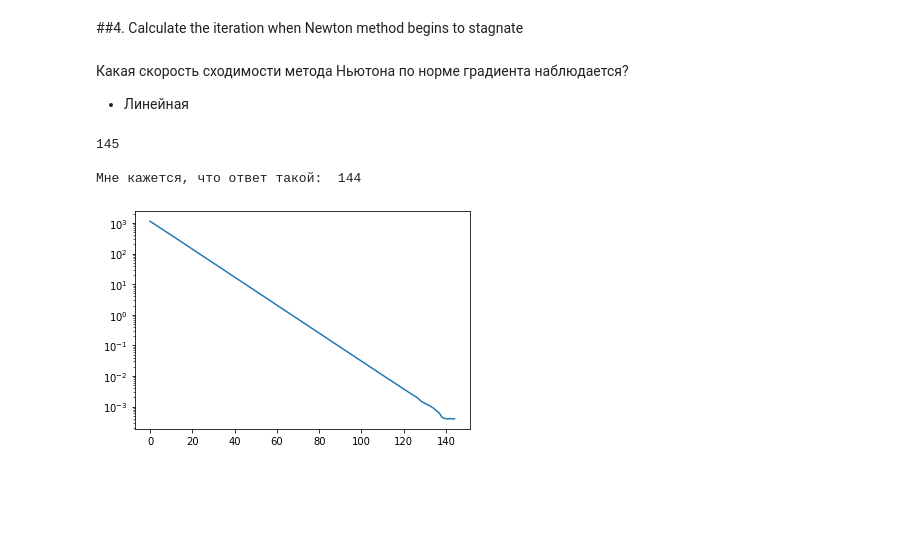
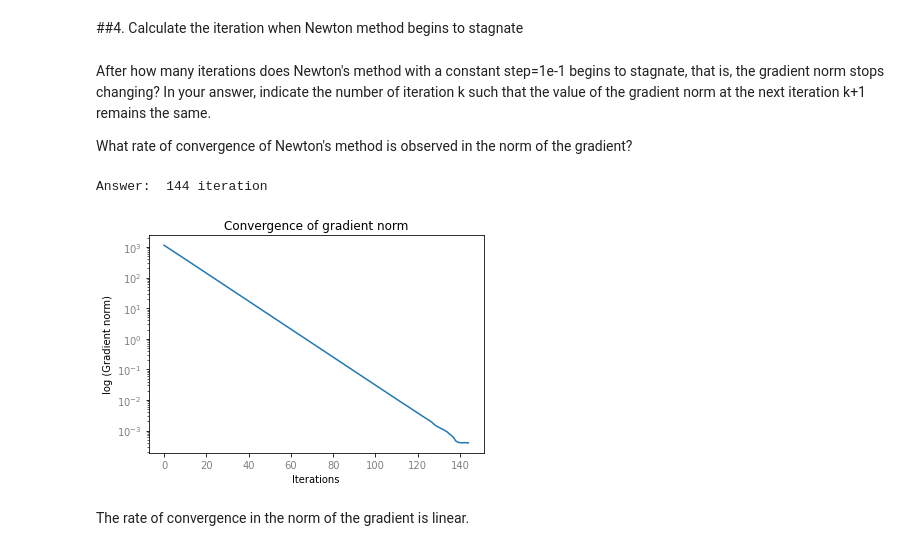
Before and after one commit to KonstantinBurkin/Math_for_DS_exam, a Jupyter notebook: math_for_DS_exam.ipynb, the cells around one changed output. Drawn from its saved outputs; the diff is of its cells as text; code cells hidden in the pictures; blank space fills up the shorter version.

```diff
--- a/math_for_DS_exam.ipynb
+++ b/math_for_DS_exam.ipynb
@@ -63,12 +80,12 @@ plt.semilogy([x for x in norm_gd]); plt.show()  # уменьшение норм
 # %%
-# 2. Метод тяжелого шарика
-
 def heavy_ball(f, grad, x0, num_iter, eps, alpha, beta):
     x = x0.copy()
     conv = [x.copy()]
     prev_x = None
+    norm_hb = []
     for i in range(num_iter):
         h = -grad(x)
+        norm_hb.append(np.linalg.norm(h))
         if jax.numpy.linalg.norm(h) < eps:
           break
         if prev_x is None:
@@ -77,9 +94,16 @@ def heavy_ball(f, grad, x0, num_iter, eps, alpha, beta):
         else:
             x, prev_x = x + alpha * h + beta * (x - prev_x), x
         conv.append(x.copy())
-    return x, conv, i
+    return x, conv, i, norm_hb
 
-x_star, conv_gd, i = heavy_ball(f, gradf, x0, num_iter, eps, alpha, beta=0.5)
-print("Ответ: ",i+1)              # +1 тк отсчет с 0
-plt.plot([f(x) for x in conv_gd]); plt.show()
+x, conv_hb, i, norm_hb = heavy_ball(f, gradf, x0, num_iter, eps, alpha, beta=0.5)
+print("Answer: ",i+1, " iterations\n")              # +1 b/c count from 0
+
+# plot the convergence of gradient norm
+plt.semilogy([x for x in norm_hb])
+plt.title("Convergence of gradient norm")
+plt.xlabel('Iterations')
+plt.ylabel('log (Gradient norm)')
+plt.yticks(color='grey'); plt.xticks(color='grey')
+plt.show()
 # %% [output]
@@ -157,58 +155,64 @@ plt.semilogy([x for x in norm_acc_gd]); plt.show()  # уменьшение но
 # %% [markdown]
 ##4. Calculate the iteration when Newton method begins to stagnate
-# %% [markdown]
-Какая скорость сходимости метода Ньютона по норме градиента наблюдается?
-- Линейная
+# %% [markdown]
+After how many iterations does Newton's method with a constant step=1e-1 begins to stagnate, that is, the gradient norm stops changing? In your answer, indicate the number of iteration k such that the value of the gradient norm at the next iteration k+1 remains the same.
+
+What rate of convergence of Newton's method is observed in the norm of the gradient?
 # %%
-# 4. Стагнация в методе Ньютона
-
 from jax.config import config
-config.update("jax_enable_x64", False)               # возвращаю в float32
+config.update("jax_enable_x64", False)               # set back to float32
 
 np.random.seed(0)
 
 m = 100
 n = 10
-A = np.random.randn(m, n) # сгенерированная матрица
-b = np.random.randn(m)    # сгенерированный вектор
+A = np.random.randn(m, n)     # generate matrix
+b = np.random.randn(m)        # generate vector
 
-x0 = jax.numpy.zeros(n)   # начальное приближение
-eps = 1e-4                # точность расчета
-alpha = 1e-1              # размер шага
-num_iter = 500           # максимальное количество итераций
+x0 = jax.numpy.zeros(n)       # initial approximation
+eps = 1e-4                    # accuracy
+alpha = 1e-1                  # constant step
+num_iter = 500               # max number of iterations
 
 f = lambda x: (jax.numpy.linalg.norm(A@x - b))**3
 gradf = jax.grad(f)
 
-# 4. Стагнация в методе Ньютона
+
 # https://en.wikipedia.org/wiki/Newton%27s_method_in_optimization#Higher_dimensions
 def newton_minimize(f, gradf, hessf, x0, alpha, num_iter):
     x = x0.copy()
     conv = [x]
     norm = []
     prev_norm = None
     for i in range(num_iter):
         H = hessf(x)
         g = gradf(x)
         x = x - alpha * jax.numpy.linalg.solve(H, g)
 
         norm.append(np.linalg.norm(g))
 
         if norm[-1] == prev_norm:
-            # на данном этапе прошло на одну итерацию больше, тк требуемая норма получена на предыдущем шаге
-            # но так как отсчет i велся с 0, то значение i на данном моменте равно номеру итерации
+            # -1 b/c started to stagnate on previous step
+            # +1 b/c count from 0
             break
 
         prev_norm = norm[-1]
         conv.append(x)
     return x, conv, norm, i
 
 hess = jax.hessian(f)
 x, conv, norm, i = newton_minimize(f, gradf, hess, x0, alpha, num_iter)
-print("\nМне кажется, что ответ такой: ",i, "\n")
-plt.semilogy([x for x in norm]); plt.show()
+print("Answer: ",i, "iteration\n")
+
+# plot the convergence of gradient norm
+plt.semilogy([x for x in norm])
+plt.title("Convergence of gradient norm")
+plt.xlabel('Iterations')
+plt.ylabel('log (Gradient norm)')
+plt.yticks(color='grey'); plt.xticks(color='grey')
+plt.show()
 # %% [output]
-145
-
-Мне кажется, что ответ такой:  144
+Answer:  144 iteration
-[figure, old version]
+[figure, new version]
+# %% [markdown]
+The rate of convergence  in the norm of the gradient is linear.
```
Also changed, not shown: parts of 11 cells of this notebook.
